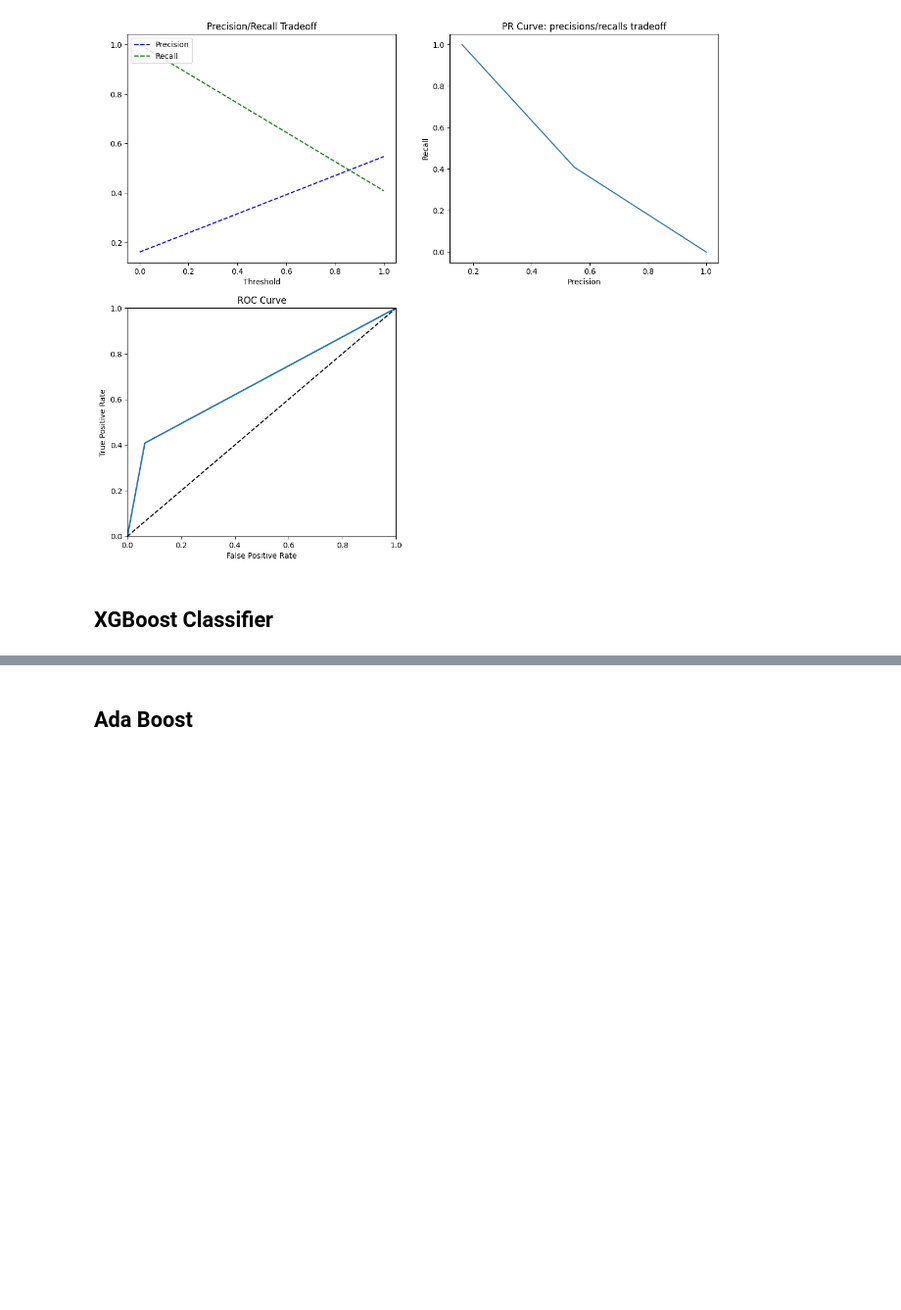
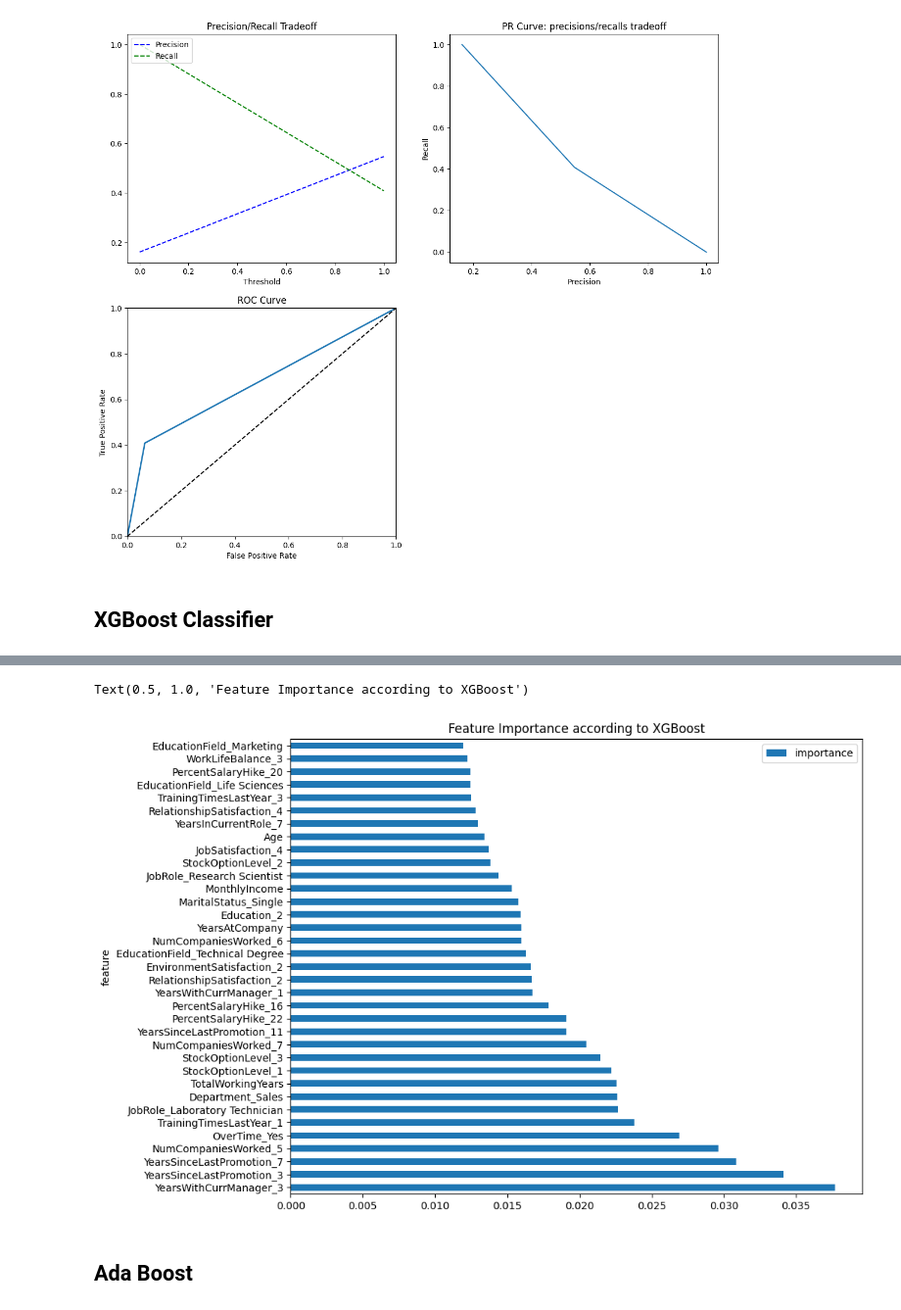
Before and after one commit to ritik944/-IBM_HR_Analytics_Employee_Attrition_Data_Analysis, a Jupyter notebook: IBM.ipynb, the cells around one changed output, grey strips where cells are left out. Shown at 98% size. Cells and saved outputs as stored; diff of their text form; code cells hidden in the pictures; blank space fills up the shorter version.

```diff
--- a/IBM.ipynb
+++ b/IBM.ipynb
@@ -601,8 +606,11 @@ plot_roc_curve(fpr, tpr)
 # %%
-df = feature_imp(X, xgb_clf)[:35]
+df = feature_imp(x, xgb_clf)[:35]
 df.set_index('feature', inplace=True)
 df.plot(kind='barh', figsize=(10, 8))
 plt.title('Feature Importance according to XGBoost')
+# %% [output]
+Text(0.5, 1.0, 'Feature Importance according to XGBoost')
+[figure, added]
 # %% [markdown]
 ## Ada Boost
 # %%
```
Also changed, not shown: parts of 11 cells of this notebook, 2 other files.
